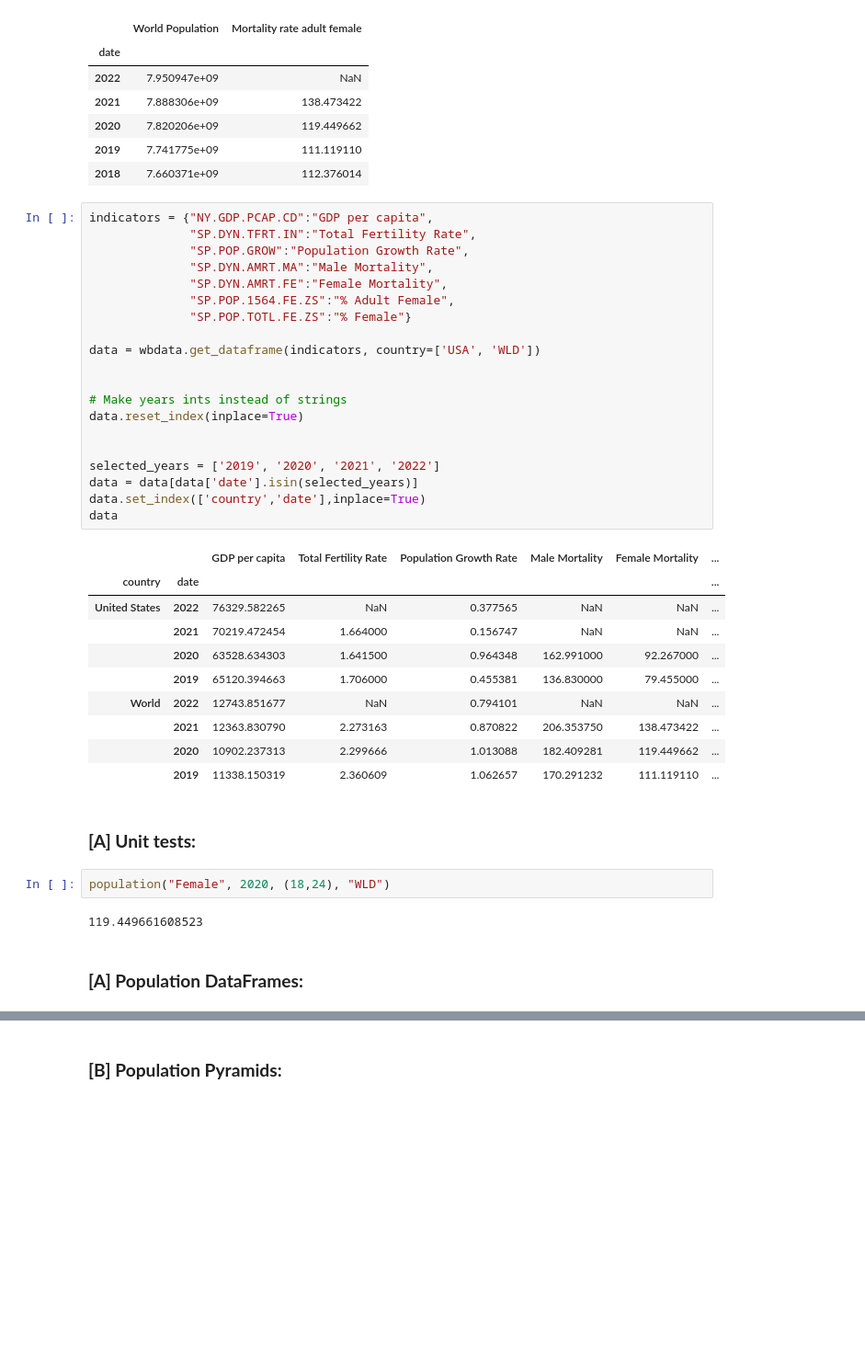
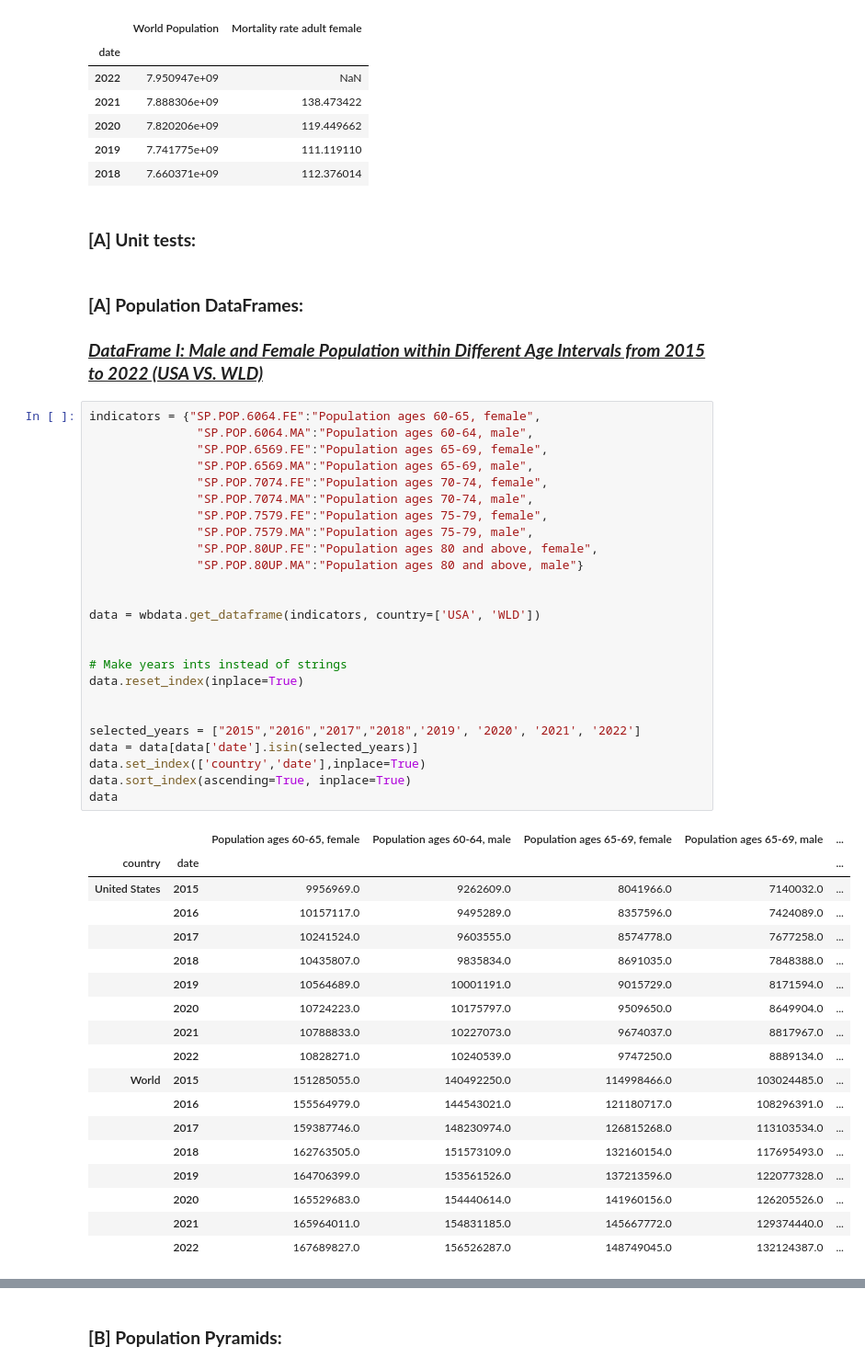
Before and after one commit to laragursoy/EEP_153_Adolphe_PROJ1, a Jupyter notebook: EEP153Project1.ipynb, the cells around one changed output, grey strips where cells are left out. Shown at 92% size. Drawn from its saved outputs; the diff is of its cells as text; blank space fills up the shorter version.

```diff
--- a/EEP153Project1.ipynb
+++ b/EEP153Project1.ipynb
@@ -105,42 +151,52 @@ world.head()
 | 2020 | 7.820206e+09 | 119.449662 |
 | 2019 | 7.741775e+09 | 111.119110 |
 | 2018 | 7.660371e+09 | 112.376014 |
-# %%
-indicators = {"NY.GDP.PCAP.CD":"GDP per capita",
-              "SP.DYN.TFRT.IN":"Total Fertility Rate",
-              "SP.POP.GROW":"Population Growth Rate",
-              "SP.DYN.AMRT.MA":"Male Mortality",
-              "SP.DYN.AMRT.FE":"Female Mortality",
-              "SP.POP.1564.FE.ZS":"% Adult Female",
-              "SP.POP.TOTL.FE.ZS":"% Female"}
-
-data = wbdata.get_dataframe(indicators, country=['USA', 'WLD'])
-
-
-# Make years ints instead of strings
-data.reset_index(inplace=True)
-
-
-selected_years = ['2019', '2020', '2021', '2022']
-data = data[data['date'].isin(selected_years)]
-data.set_index(['country','date'],inplace=True)
-data
-# %% [output]
-|  |  | GDP per capita | Total Fertility Rate | Population Growth Rate | Male Mortality | Female Mortality | ... |
-| country | date |  |  |  |  |  | ... |
-| United States | 2022 | 76329.582265 | NaN | 0.377565 | NaN | NaN | ... |
-|  | 2021 | 70219.472454 | 1.664000 | 0.156747 | NaN | NaN | ... |
-|  | 2020 | 63528.634303 | 1.641500 | 0.964348 | 162.991000 | 92.267000 | ... |
-|  | 2019 | 65120.394663 | 1.706000 | 0.455381 | 136.830000 | 79.455000 | ... |
-| World | 2022 | 12743.851677 | NaN | 0.794101 | NaN | NaN | ... |
-|  | 2021 | 12363.830790 | 2.273163 | 0.870822 | 206.353750 | 138.473422 | ... |
-|  | 2020 | 10902.237313 | 2.299666 | 1.013088 | 182.409281 | 119.449662 | ... |
-|  | 2019 | 11338.150319 | 2.360609 | 1.062657 | 170.291232 | 111.119110 | ... |
 # %% [markdown]
 ### **[A] Unit tests:**
-# %%
-population("Female", 2020, (18,24), "WLD")
-# %% [output]
-119.449661608523
 # %% [markdown]
 ### **[A] Population DataFrames:**
+### **_<u>DataFrame I: Male and Female Population within Different Age Intervals from 2015 to 2022 (USA VS. WLD)_**
+# %%
+indicators = {"SP.POP.6064.FE":"Population ages 60-65, female",
+               "SP.POP.6064.MA":"Population ages 60-64, male",
+               "SP.POP.6569.FE":"Population ages 65-69, female",
+               "SP.POP.6569.MA":"Population ages 65-69, male",
+               "SP.POP.7074.FE":"Population ages 70-74, female",
+               "SP.POP.7074.MA":"Population ages 70-74, male",
+               "SP.POP.7579.FE":"Population ages 75-79, female",
+               "SP.POP.7579.MA":"Population ages 75-79, male",
+               "SP.POP.80UP.FE":"Population ages 80 and above, female",
+               "SP.POP.80UP.MA":"Population ages 80 and above, male"}
+
+
+data = wbdata.get_dataframe(indicators, country=['USA', 'WLD'])
+
+
+# Make years ints instead of strings
+data.reset_index(inplace=True)
+
+
+selected_years = ["2015","2016","2017","2018",'2019', '2020', '2021', '2022']
+data = data[data['date'].isin(selected_years)]
+data.set_index(['country','date'],inplace=True)
+data.sort_index(ascending=True, inplace=True)
+data
+# %% [output]
+|  |  | Population ages 60-65, female | Population ages 60-64, male | Population ages 65-69, female | Population ages 65-69, male | ... |
+| country | date |  |  |  |  | ... |
+| United States | 2015 | 9956969.0 | 9262609.0 | 8041966.0 | 7140032.0 | ... |
+|  | 2016 | 10157117.0 | 9495289.0 | 8357596.0 | 7424089.0 | ... |
+|  | 2017 | 10241524.0 | 9603555.0 | 8574778.0 | 7677258.0 | ... |
+|  | 2018 | 10435807.0 | 9835834.0 | 8691035.0 | 7848388.0 | ... |
+|  | 2019 | 10564689.0 | 10001191.0 | 9015729.0 | 8171594.0 | ... |
+|  | 2020 | 10724223.0 | 10175797.0 | 9509650.0 | 8649904.0 | ... |
+|  | 2021 | 10788833.0 | 10227073.0 | 9674037.0 | 8817967.0 | ... |
+|  | 2022 | 10828271.0 | 10240539.0 | 9747250.0 | 8889134.0 | ... |
+| World | 2015 | 151285055.0 | 140492250.0 | 114998466.0 | 103024485.0 | ... |
+|  | 2016 | 155564979.0 | 144543021.0 | 121180717.0 | 108296391.0 | ... |
+|  | 2017 | 159387746.0 | 148230974.0 | 126815268.0 | 113103534.0 | ... |
+|  | 2018 | 162763505.0 | 151573109.0 | 132160154.0 | 117695493.0 | ... |
+|  | 2019 | 164706399.0 | 153561526.0 | 137213596.0 | 122077328.0 | ... |
+|  | 2020 | 165529683.0 | 154440614.0 | 141960156.0 | 126205526.0 | ... |
+|  | 2021 | 165964011.0 | 154831185.0 | 145667772.0 | 129374440.0 | ... |
+|  | 2022 | 167689827.0 | 156526287.0 | 148749045.0 | 132124387.0 | ... |
```
Also changed, not shown: parts of 15 cells of this notebook.
